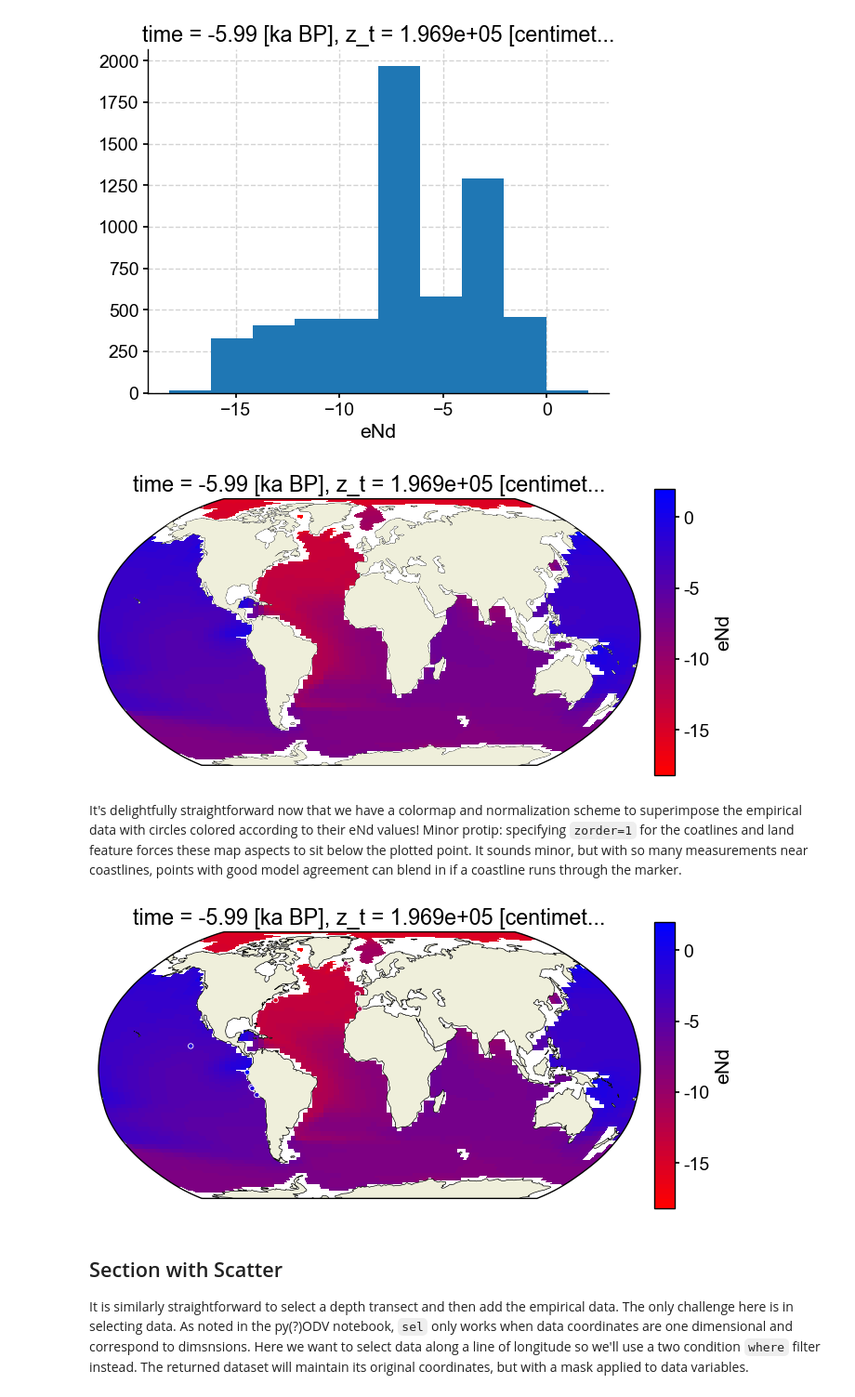
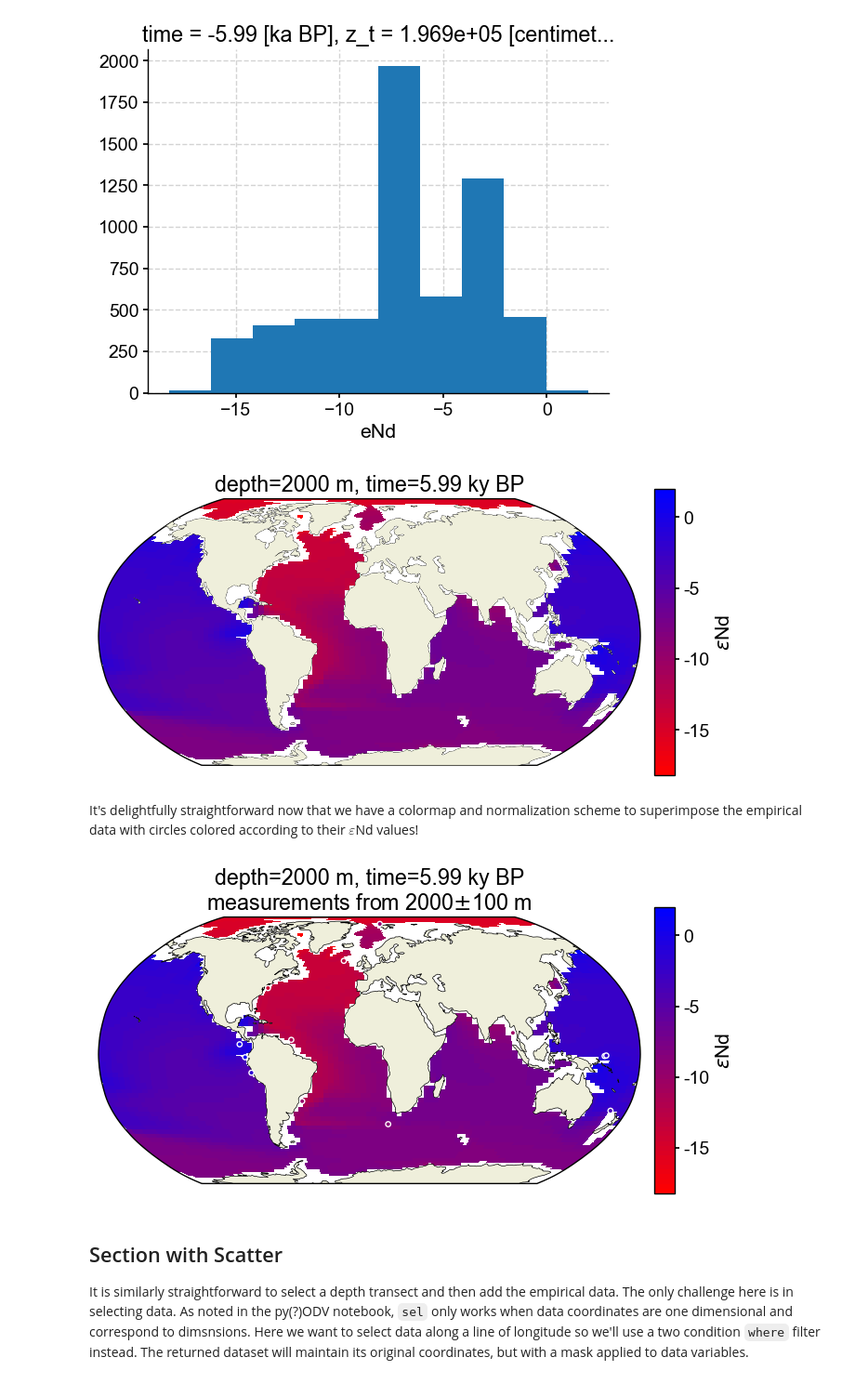
Before and after one commit to jordanplanders/citrace_paleobook, a Jupyter notebook: notebooks/science_bits/data_scatter_on_pcolor.ipynb, the cells around one changed output. Shown: that part at 93% size. Saved outputs shown, nothing was run; the diff lists cells and outputs as text; code cells hidden in the pictures.

```diff
--- a/notebooks/science_bits/data_scatter_on_pcolor.ipynb
+++ b/notebooks/science_bits/data_scatter_on_pcolor.ipynb
@@ -150,6 +187,6 @@ colorbar_units='eNd'
 # %%
-c_snapshot_data = epsNd_ds.sel(time = -5.99, method='nearest')
-c_snapshot_data_surf=c_snapshot_data.sel(dict(z_t_m=2000), method='nearest')
+c_snapshot_data = epsNd_ds.sel(time = -time, method='nearest')
+c_snapshot_data_surf=c_snapshot_data.sel(dict(z_t_m=depth), method='nearest')
 
 c_snapshot_data_surf = c_snapshot_data_surf[var].squeeze()
 c_snapshot_data_surf = c_snapshot_data_surf.compute()
@@ -162,27 +199,12 @@ bin_edges = bins[1]
 # establish scale
 max_lim = bin_edges[-1]#c_snapshot_data.max()
 min_lim = bin_edges[0]#c_snapshot_data.min()
-# %%
-def make_scalar_mappable(lims, cmap, n=None):
-    ax_norm = mpl.colors.Normalize(vmin=min(lims), vmax=max(lims), clip=False)
-    if type(cmap)==list:
-        if n is None:
-            ax_cmap = mpl.colors.LinearSegmentedColormap.from_list("MyCmapName",["r","b"])
-        else:
-            ax_cmap = mpl.colors.LinearSegmentedColormap.from_list("MyCmapName",["r","b"], N=n)
-    else:
-        if n is None:
-            ax_cmap = plt.get_cmap(cmap)
-        else:
-            ax_cmap = plt.get_cmap(cmap, n)
-    ax_sm = cm.ScalarMappable(norm=ax_norm, cmap=ax_cmap)
-    return ax_sm
 # %%
 n_levels= 60
-ax2_levels = np.around(np.linspace(min_lim, max_lim, n_levels), decimals=4)#0.0026, .003, 15), decimals=6)
+ax2_levels = np.around(np.linspace(min_lim, max_lim, n_levels), decimals=4)
 # make scalar mappable
-ax2_sm = make_scalar_mappable([min_lim, max_lim],['red', 'blue'] , n_levels)#[0.0026, .003]
-cf2_kwargs = {'cmap':ax2_sm.cmap,'levels':ax2_levels, 'norm' : ax2_sm.norm}#mpl.colors.TwoSlopeNorm(vmin=min_val, vcenter=0.0026, vmax=max_val), 'levels':ax2_levels}#SymLogNorm(.00152, linscale=.003)}#, vmin=None, vmax=None, clip=False)ax2_sm.norm}
+ax2_sm_eNd = make_scalar_mappable([min_lim, max_lim],['red', 'blue'] , n_levels)
+cf2_kwargs_eNd = {'cmap':ax2_sm_eNd.cmap,'levels':ax2_levels, 'norm' : ax2_sm_eNd.norm}
 # %%
 # plt.figure(figsize=(9,5));
 fig = plt.figure(figsize=(8, 4))
@@ -196,50 +218,55 @@ c_snapshot_data_surf.plot.pcolormesh(ax=ax2,
                                    transform=ccrs.PlateCarree(),
                                    x='TLONG', y='TLAT',
                                    levels=ax2_levels,
-                                  cmap=cf2_kwargs['cmap'],
-                                  norm=cf2_kwargs['norm'],
+                                  cmap=cf2_kwargs_eNd['cmap'],
+                                  norm=cf2_kwargs_eNd['norm'],
                                   add_colorbar=False);
 
 ax2.coastlines(linewidth=.5)
 ax2.add_feature(cfeature.LAND, zorder=14)
 
 ax2_cb = fig.add_subplot(gs[0, 1])
-cb2 = plt.colorbar(ax2_sm,cax=ax2_cb, orientation='vertical',label=colorbar_units,
+cb2 = plt.colorbar(ax2_sm_eNd,cax=ax2_cb, orientation='vertical',label=' '.join([colorbar_units]),
                    format=FormatStrFormatter('%g'))
+
+ax2.set_title(traits.format(depth, time));
 # %% [output]
-[figure, old version]
+[figure, new version]
 # %% [markdown]
-It's delightfully straightforward now that we have a colormap and normalization scheme to superimpose the empirical data with circles colored according to their eNd values! Minor protip: specifying `zorder=1` for the coatlines and land feature forces these map aspects to sit below the plotted point. It sounds minor, but with so many measurements near coastlines, points with good model agreement can blend in if a coastline runs through the marker.
+It's delightfully straightforward now that we have a colormap and normalization scheme to superimpose the empirical data with circles colored according to their $\varepsilon$Nd values!
 # %%
 # plt.figure(figsize=(9,5));
 fig = plt.figure(figsize=(8, 4))
 # 1 row, 2 columns, .05 space between columns, 8:.3 ratio of left column to right column
 gs = gridspec.GridSpec(1, 2, wspace=0.05, width_ratios=[8, .3])
 
 # add subplot with specified map projection and coastlines (GeoAxes)
 ax2 = fig.add_subplot(gs[0, 0], projection=ccrs.Robinson(central_longitude=0))
 
 c_snapshot_data_surf.plot.pcolormesh(ax=ax2,
                                    transform=ccrs.PlateCarree(),
                                    x='TLONG', y='TLAT',
                                    levels=ax2_levels,
-                                  cmap=cf2_kwargs['cmap'],
-                                  norm=cf2_kwargs['norm'],
+                                  cmap=cf2_kwargs_eNd['cmap'],
+                                  norm=cf2_kwargs_eNd['norm'],
                                   add_colorbar=False)
 
+# specifying `zorder=1` for the coatlines and land feature forces these map aspects to sit below the plotted point
 ax2.add_feature(cfeature.LAND, zorder=1)
 ax2.coastlines(linewidth=.5, zorder = 1)
 
-surface_df = time_subset[time_subset['depth'].between(500, 550)]
+surface_df = time_subset[time_subset['depth'].between(depth-100, depth+100)]
 ax2.scatter(surface_df['lon'].apply(lambda x: lon_180_to_360(x)), surface_df['lat'], c=surface_df['eNd_HOL'],s=15,
-                norm=cf2_kwargs['norm'],cmap=cf2_kwargs['cmap'],
-                edgecolors='w',linewidth=.63, transform=ccrs.PlateCarree())
+                norm=cf2_kwargs_eNd['norm'],cmap=cf2_kwargs_eNd['cmap'],
+                edgecolors='w',linewidth=1, transform=ccrs.PlateCarree())
 
 ax2_cb = fig.add_subplot(gs[0, 1])
-cb2 = plt.colorbar(ax2_sm,cax=ax2_cb, orientation='vertical',label=colorbar_units,
+cb2 = plt.colorbar(ax2_sm_eNd,cax=ax2_cb, orientation='vertical',label=' '.join([colorbar_units]),
                    format=FormatStrFormatter('%g'))
+
+ax2.set_title(traits.format(depth, time)+'\n'+r'measurements from {}$\pm$100 m'.format(depth));
 # %% [output]
-[figure, old version]
+[figure, new version]
 # %% [markdown]
 ## Section with Scatter
 It is similarly straightforward to select a depth transect and then add the empirical data. The only challenge here is in selecting data. As noted in the py(?)ODV notebook, `sel` only works when data coordinates are one dimensional and correspond to dimsnsions. Here we want to select data along a line of longitude so we'll use a two condition `where` filter instead. The returned dataset will maintain its original coordinates, but with a mask applied to data variables.
```
Also changed, not shown: parts of 21 cells of this notebook.
